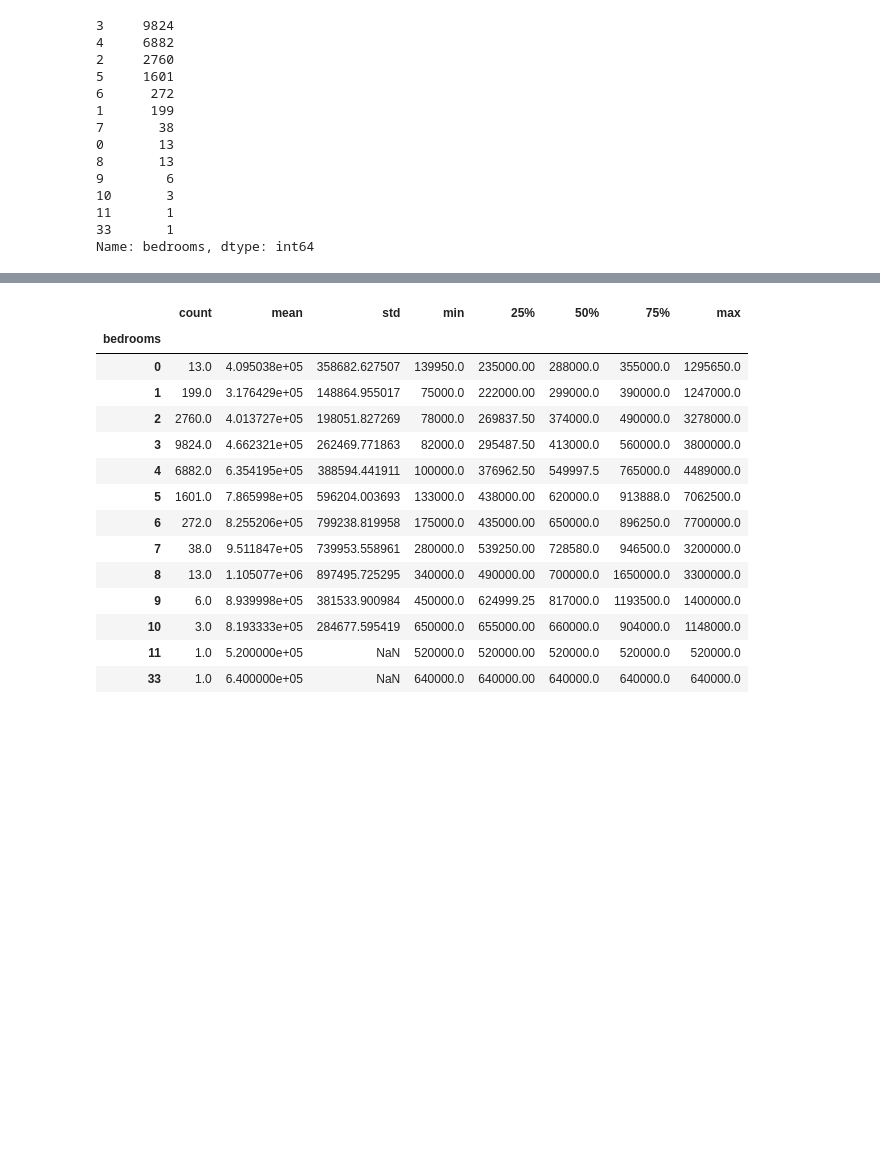
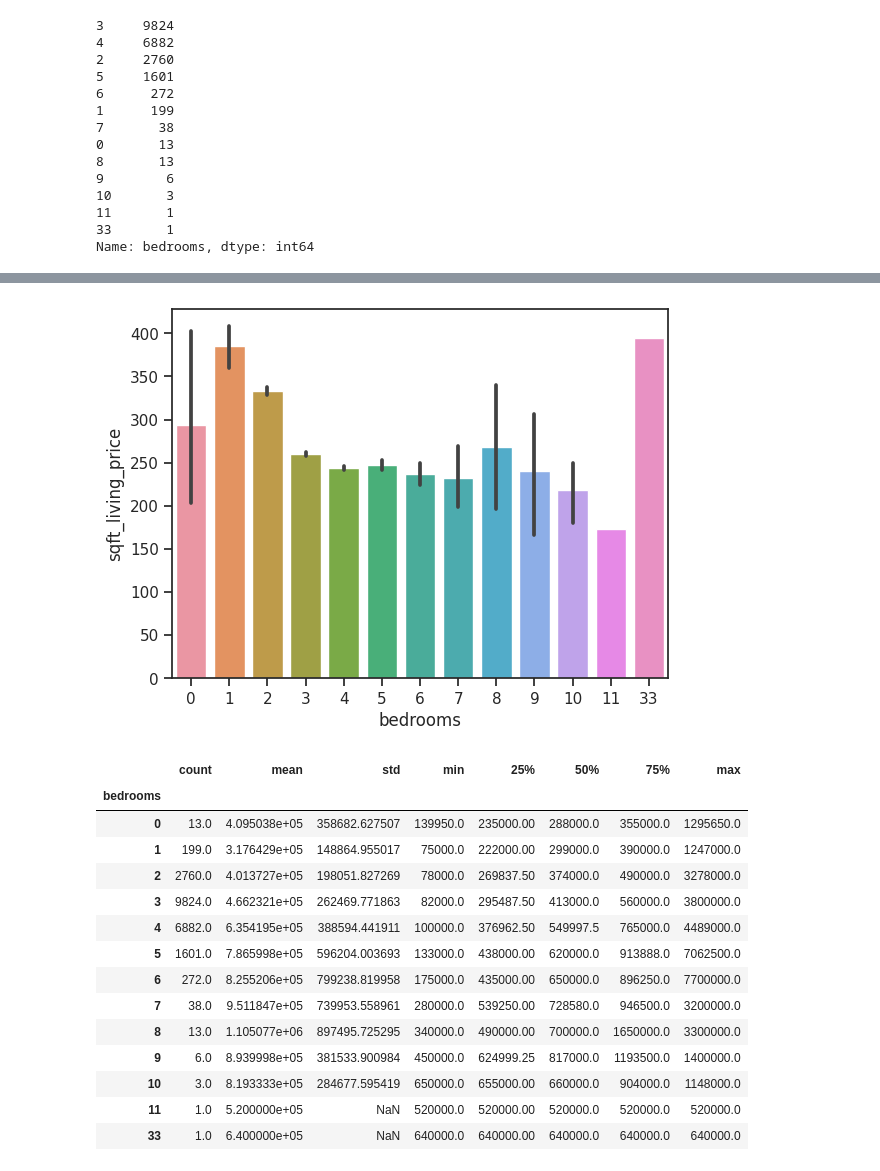
Before and after one commit to vanstavelD/Projet_Final, a Jupyter notebook: data_cleaning_analysis.ipynb, the cells around one changed output, grey strips where cells are left out. Cells and saved outputs as stored; diff of their text form; code cells hidden in the pictures; blank space fills up the shorter version.

```diff
--- a/data_cleaning_analysis.ipynb
+++ b/data_cleaning_analysis.ipynb
@@ -95,3 +118,7 @@ Name: bedrooms, dtype: int64
+# %%
+g = sns.barplot(data=df_kc_house, x="bedrooms", y="sqft_living_price")
+# %% [output]
+[figure, added]
 # %%
 df_kc_house.groupby("bedrooms")["price"].describe()
 # %% [output]
```
Also changed, not shown: parts of 53 cells of this notebook, 1 other file.
